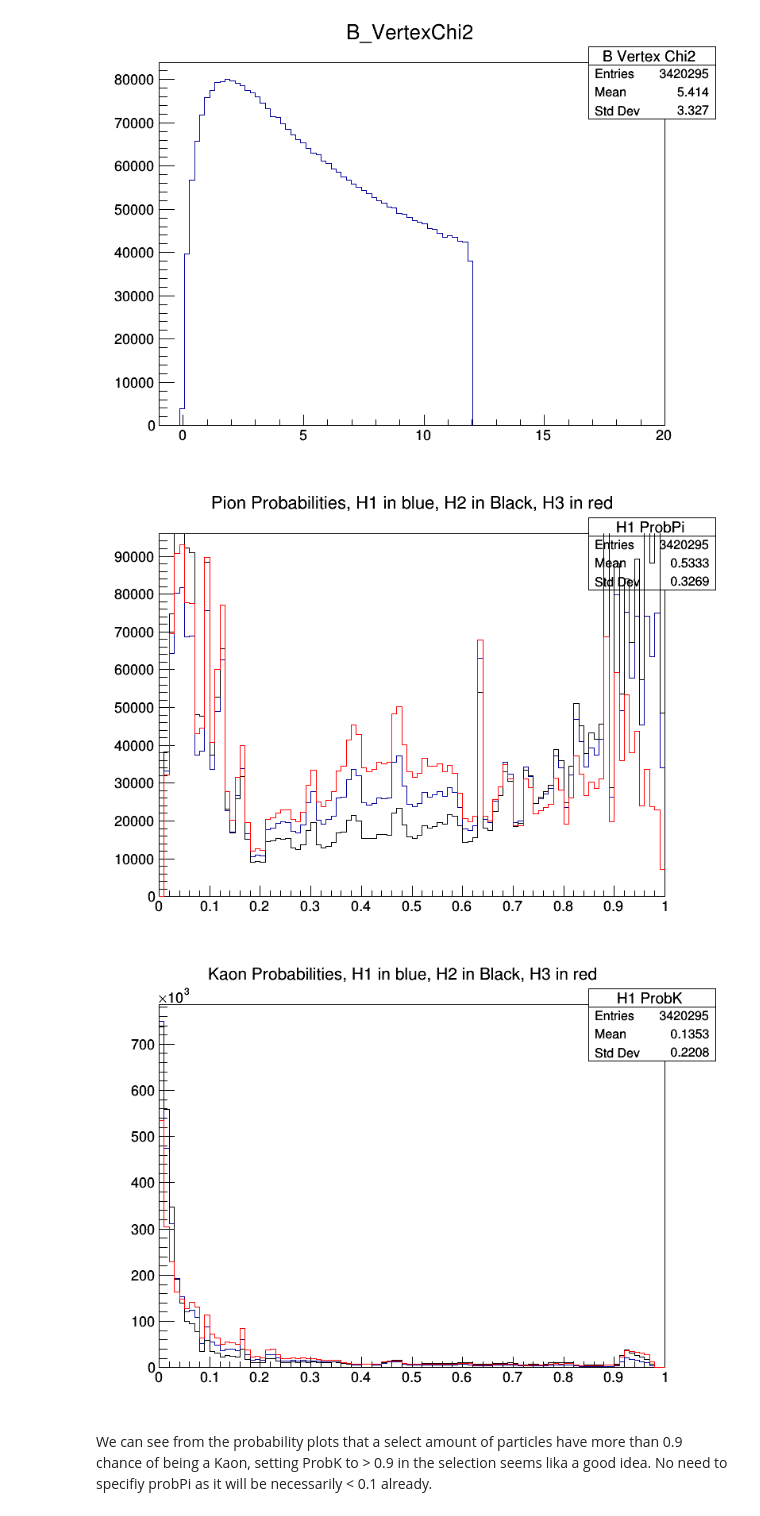
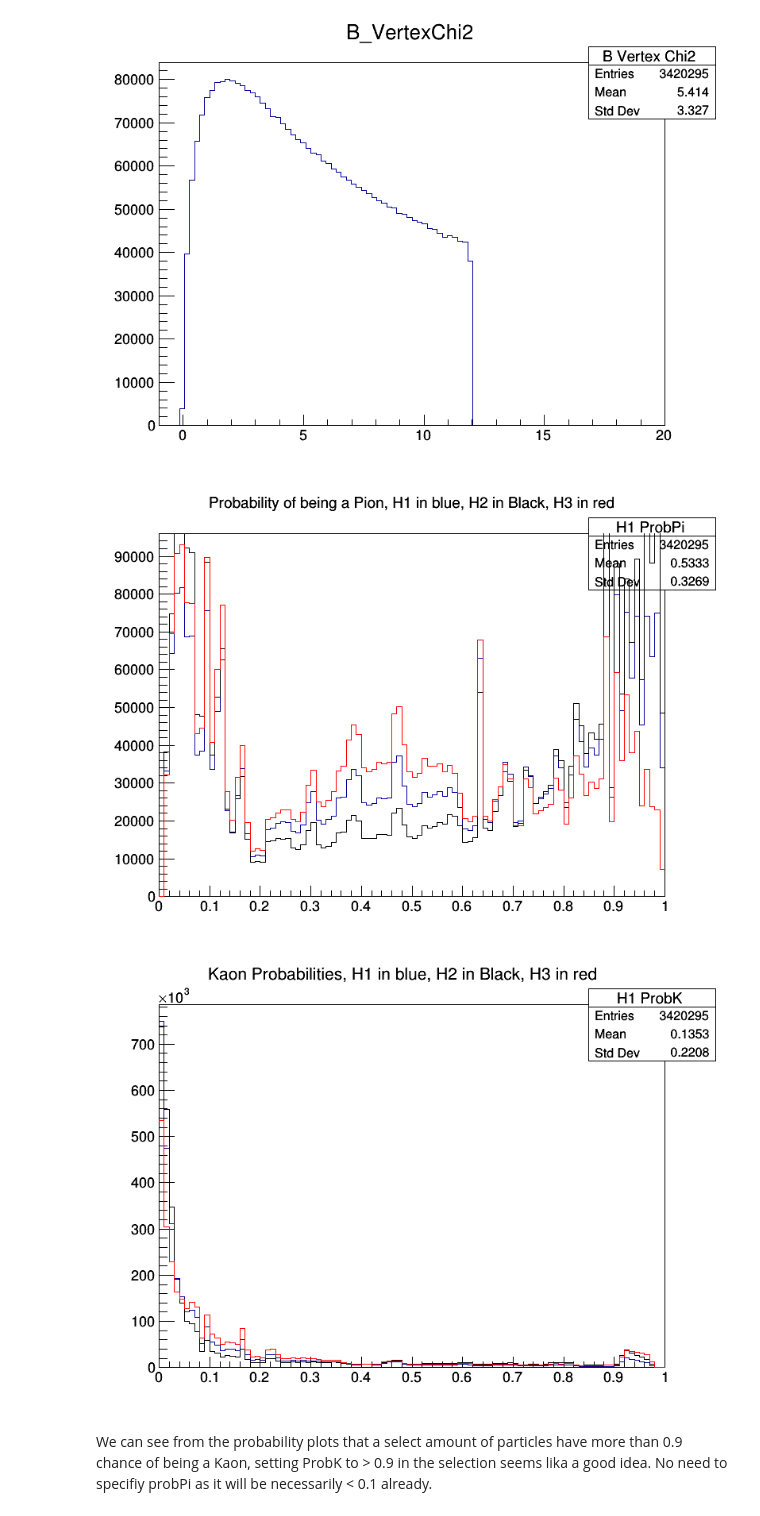
Before and after one commit to xspronken/bigdataW1, a Jupyter notebook: week4.ipynb, the cells around one changed output. Drawn from its saved outputs; the diff is of its cells as text; code cells hidden in the pictures.

```diff
--- a/week4.ipynb
+++ b/week4.ipynb
@@ -284,41 +277,41 @@ histogram1 = ROOT.gDirectory.Get("H1 ProbPi")
 histogram2 = ROOT.gDirectory.Get("H2 ProbPi")
 histogram3 = ROOT.gDirectory.Get("H3 ProbPi")
 
-histogram1.SetTitle("Pion Probabilities, H1 in blue, H2 in Black, H3 in red")
+histogram1.SetTitle("Probability of being a Pion, H1 in blue, H2 in Black, H3 in red")
 
 histogram1.Draw() #blue
 
 histogram2.SetLineColor(1) #black
 histogram2.Draw('Same')
 
 histogram3.SetLineColor(2) #red
 histogram3.Draw('Same')
 
 
 c.Draw()
 
 b = ROOT.TCanvas("KaonProbs","Probability of being a Kaon",800,600)
 tree.Draw('H1_ProbK'+">>H1 ProbK(100,0,1")
 tree.Draw('H2_ProbK'+">>H2 ProbK(100,0,1")
 tree.Draw('H3_ProbK'+">>H3 ProbK(100,0,1")
 
 histogram1 = ROOT.gDirectory.Get("H1 ProbK")
 histogram2 = ROOT.gDirectory.Get("H2 ProbK")
 histogram3 = ROOT.gDirectory.Get("H3 ProbK")
 
 histogram1.SetTitle("Kaon Probabilities, H1 in blue, H2 in Black, H3 in red")
 histogram1.Draw() #blue
 
 histogram2.SetLineColor(1) #black
 histogram2.Draw('Same')
 
 histogram3.SetLineColor(2) #red
 histogram3.Draw('Same')
 
 
 b.Draw()
 # %% [output]
-[figure, old version]
+[figure, new version]
 [figure]
 # %% [markdown]
 We can see from the probability plots that a select amount of particles have more than 0.9 chance of being a Kaon, setting ProbK to > 0.9 in the selection seems lika a good idea. No need to specifiy probPi as it will be necessarily < 0.1 already.
```
Also changed, not shown: parts of 26 cells of this notebook.
